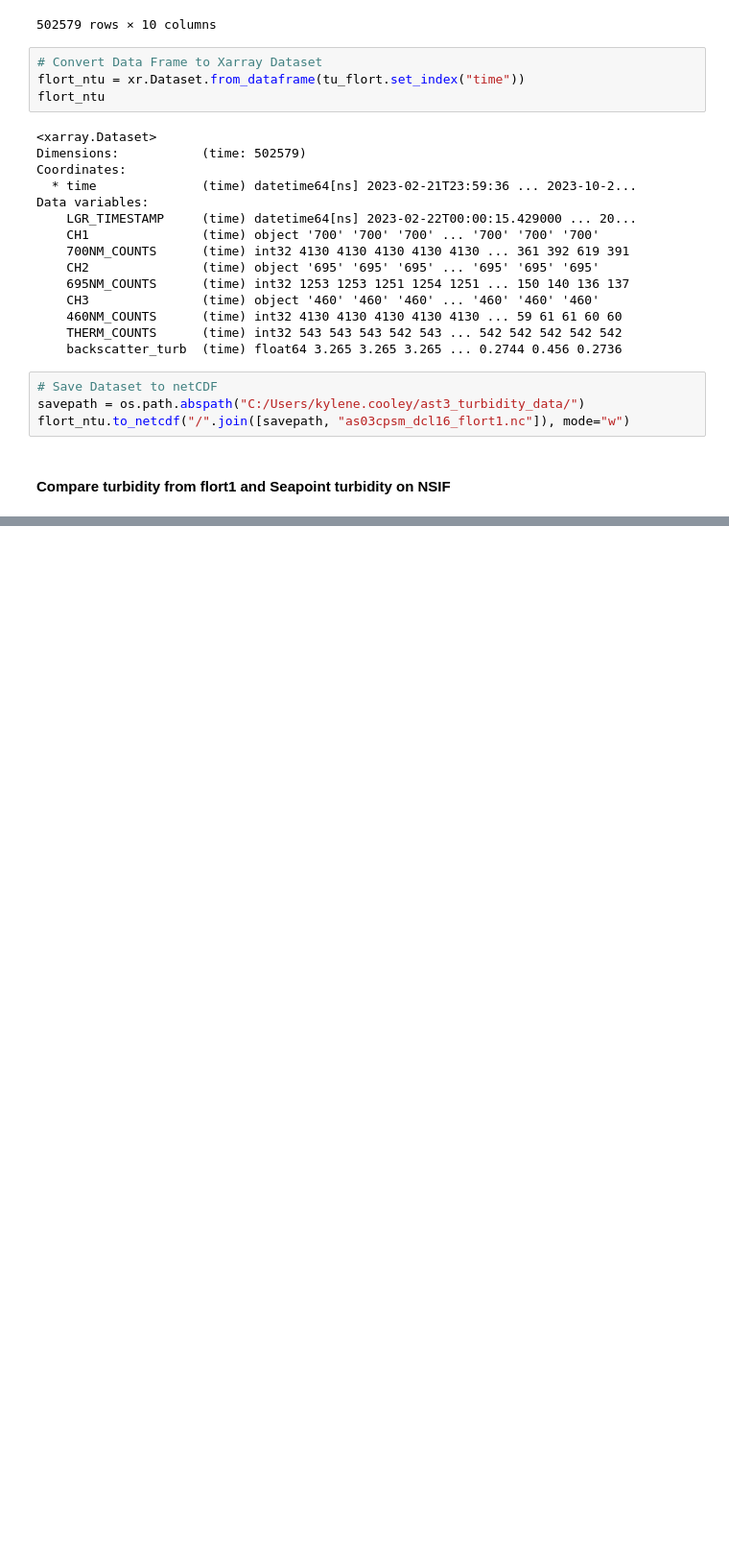
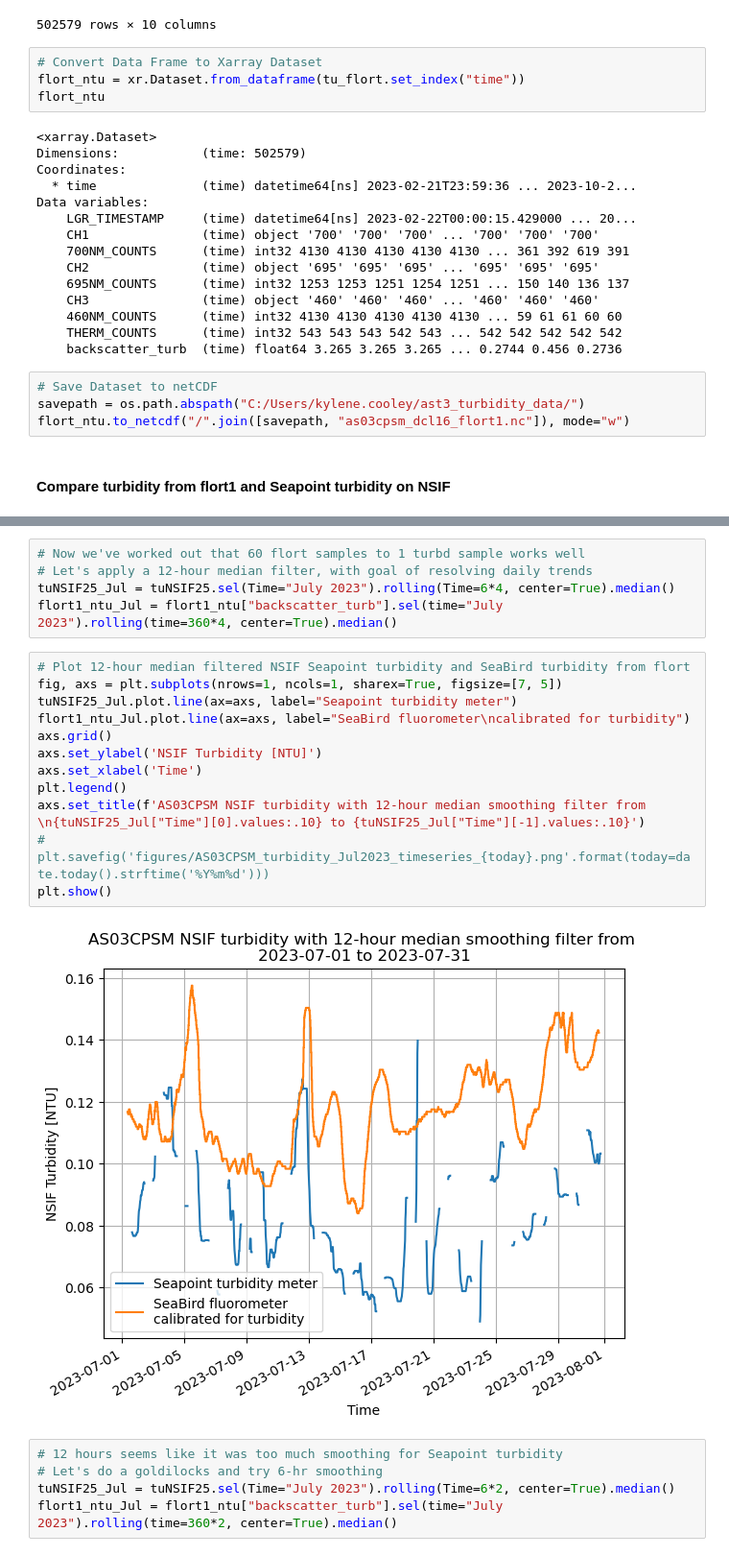
Before and after one commit to cooleyky/AST3, a Jupyter notebook: turbidity.ipynb, the cells around one changed output, grey strips where cells are left out. Shown at 96% size. Cells and saved outputs as stored; diff of their text form; blank space fills up the shorter version.

```diff
--- a/turbidity.ipynb
+++ b/turbidity.ipynb
@@ -398,0 +462,24 @@ plt.show()
+# %%
+# Now we've worked out that 60 flort samples to 1 turbd sample works well
+# Let's apply a 12-hour median filter, with goal of resolving daily trends
+tuNSIF25_Jul = tuNSIF25.sel(Time="July 2023").rolling(Time=6*4, center=True).median()
+flort1_ntu_Jul = flort1_ntu["backscatter_turb"].sel(time="July 2023").rolling(time=360*4, center=True).median()
+# %%
+# Plot 12-hour median filtered NSIF Seapoint turbidity and SeaBird turbidity from flort
+fig, axs = plt.subplots(nrows=1, ncols=1, sharex=True, figsize=[7, 5])
+tuNSIF25_Jul.plot.line(ax=axs, label="Seapoint turbidity meter")
+flort1_ntu_Jul.plot.line(ax=axs, label="SeaBird fluorometer\ncalibrated for turbidity")
+axs.grid()
+axs.set_ylabel('NSIF Turbidity [NTU]')
+axs.set_xlabel('Time')
+plt.legend()
+axs.set_title(f'AS03CPSM NSIF turbidity with 12-hour median smoothing filter from \n{tuNSIF25_Jul["Time"][0].values:.10} to {tuNSIF25_Jul["Time"][-1].values:.10}')
+# plt.savefig('figures/AS03CPSM_turbidity_Jul2023_timeseries_{today}.png'.format(today=date.today().strftime('%Y%m%d')))
+plt.show()
+# %% [output]
+[figure, added]
+# %%
+# 12 hours seems like it was too much smoothing for Seapoint turbidity
+# Let's do a goldilocks and try 6-hr smoothing
+tuNSIF25_Jul = tuNSIF25.sel(Time="July 2023").rolling(Time=6*2, center=True).median()
+flort1_ntu_Jul = flort1_ntu["backscatter_turb"].sel(time="July 2023").rolling(time=360*2, center=True).median()
```
Also changed, not shown: parts of 34 cells of this notebook.
